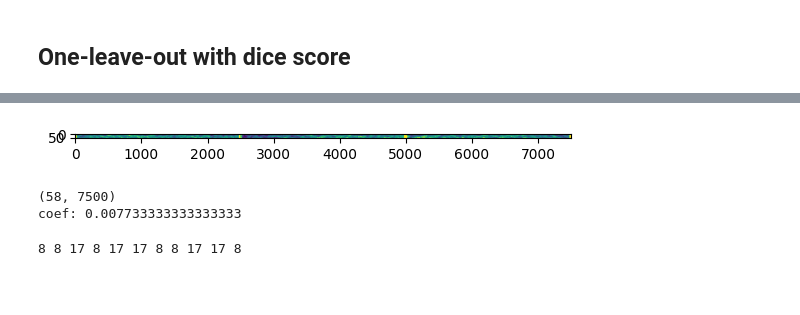
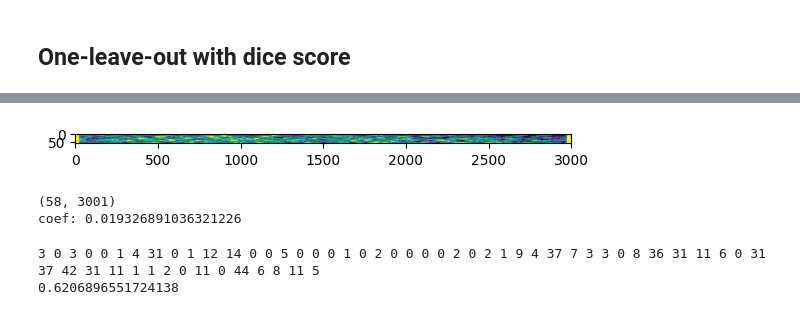
Before and after one commit to grinvolod13/cancer-classification-hopfield-izhekevich, a Jupyter notebook: one-leave-out-validation.ipynb, the cells around one changed output, grey strips where cells are left out. Saved outputs shown, nothing was run; the diff lists cells and outputs as text; code cells hidden in the pictures; blank space fills up the shorter version.

Commit message:
test-2 completed

```diff
--- a/one-leave-out-validation.ipynb
+++ b/one-leave-out-validation.ipynb
@@ -158,9 +158,9 @@ load_dataset(dataset, "data_orig/Data", "BC", "Control")
 # %% [markdown]
 ## One-leave-out with dice score
 # %%
-q_range=(0,0.9,10)
-r_range=(0,5,6)
-q = np.linspace(*q_range)
+q_range=(0,0.6,7)
+r_range=(10,50,9)
+q = np.linspace(*q_range, dtype=np.float32)
 r = np.linspace(*r_range,dtype=int)
 tests = list(it.product(q,r))
 _dataset=dataset[39:]
@@ -170,13 +170,13 @@ filters=1
 time=500
 dtype=np.float32
 
-outputs=[]
+test_result=[]
 
 for q,r in tqdm(tests):
     result = []
     answer = []
     maxs = []
-    dataset_bin = [binarize_person(p, precision=1e-3, radius=r, filters=filters, down=0.4, up=1.6) for p in _dataset]
+    dataset_bin = [binarize_person(p, precision=1e-4, radius=r, filters=filters, down=0.8, up=1.1) for p in _dataset]
     raw_data = np.array([i["data"]*2-1 for i in dataset_bin], dtype=dtype)
 
     for i in tqdm(range(len(_dataset))):
@@ -203,9 +203,6 @@ for q,r in tqdm(tests):
             result.append(0)
 
     score = sum(result)/len(_dataset)
-    outputs.append({"qr":(q,r), "score":score, "result":result})
+    test_result.append({"q":q,"r":r, "score":score, "result":result, "maxs":maxs})
     print("qr",(q,r), " score ",score)
-
-
-print(outputs)
 # %% [output]
@@ -214,9 +224,27 @@ KeyboardInterrupt:
+# %%
+from mayavi import mlab
+
+X, Y, Z = [], [], []
+for i in test_result:
+    X.append(i["q"])
+    Y.append(i["r"]/100)
+    Z.append(i["score"])
+
+
+pts = mlab.points3d(X, Y, Z, Z)
+mesh = mlab.pipeline.delaunay2d(pts)
+pts.remove()
+surf = mlab.pipeline.surface(mesh)
+mlab.xlabel("Q")
+mlab.ylabel("Radius")
+mlab.zlabel("%")
+mlab.show()
 # %%
 q=0
 radius=25
 #0 25 0.65 10-4
 
-filters=3
+filters=1
 
 time=500
 dtype=np.float32
@@ -225,7 +253,7 @@ result = []
 answer = []
 maxs = []
 
-dataset_bin = [binarize_person(p, precision=1e-4, radius=radius, filters=filters, down=0.8, up=1.05) for p in _dataset]
+dataset_bin = [binarize_person(p, precision=1e-4, radius=radius, filters=filters, down=0.8, up=1.1) for p in _dataset]
 raw_data = np.array([i["data"]*2-1 for i in dataset_bin], dtype=dtype)
 
 plt.imshow(raw_data)
@@ -234,34 +262,35 @@ print(raw_data.shape)
 print(f"coef: {raw_data.shape[0]/raw_data.shape[1]}")
 
 
 for i in tqdm(range(len(_dataset))):
     model = Hopfield(q=q, np_type=dtype)
     _mask = np.ones(len(dataset_bin), dtype=bool)
     _mask[i] = False
 
     _X = raw_data[i]
     _images = raw_data[_mask]
 
 
     model.train(images=_images, zeroDiagonal=True)
     out = model.run(X=_X, time=time)
 
     max_i = max_score_i(dataset=raw_data, X=out["output"], i=i, score_fn=diceScore)
     maxs.append(max_i)
 
     print(max_i, end=" ")
 
     answer.append(dataset_bin[max_i]["label"])
     if dataset_bin[max_i]["label"]==dataset_bin[i]["label"]:
         result.append(1)
     else:
         result.append(0)
 
 print("")
 score = sum(result)/len(_dataset)
 print(score)
 # %% [output]
-[figure, old version]
+[figure, new version]
-(58, 7500)
-coef: 0.007733333333333333
+(58, 3001)
+coef: 0.019326891036321226
-8 8 17 8 17 17 8 8 17 17 8
+3 0 3 0 0 1 4 31 0 1 12 14 0 0 5 0 0 0 1 0 2 0 0 0 0 2 0 2 1 9 4 37 7 3 3 0 8 36 31 11 6 0 31 37 42 31 11 1 1 2 0 11 0 44 6 8 11 5
+0.6206896551724138
```
Also changed, not shown: parts of 8 cells of this notebook, 3 other files.
